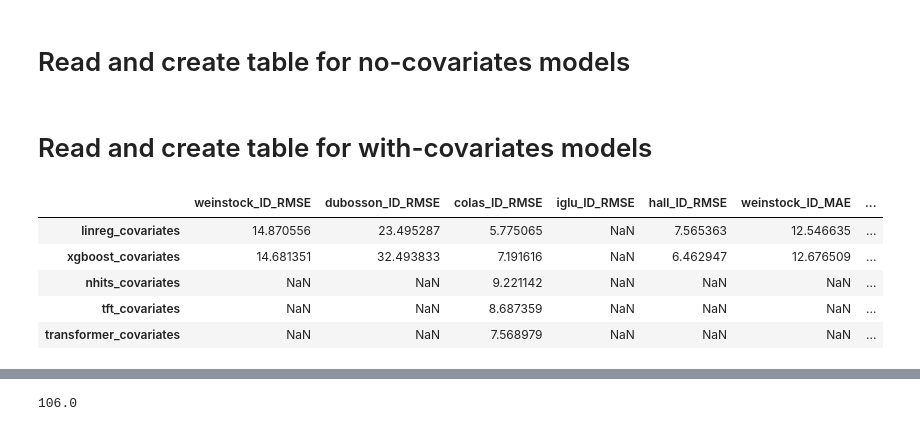
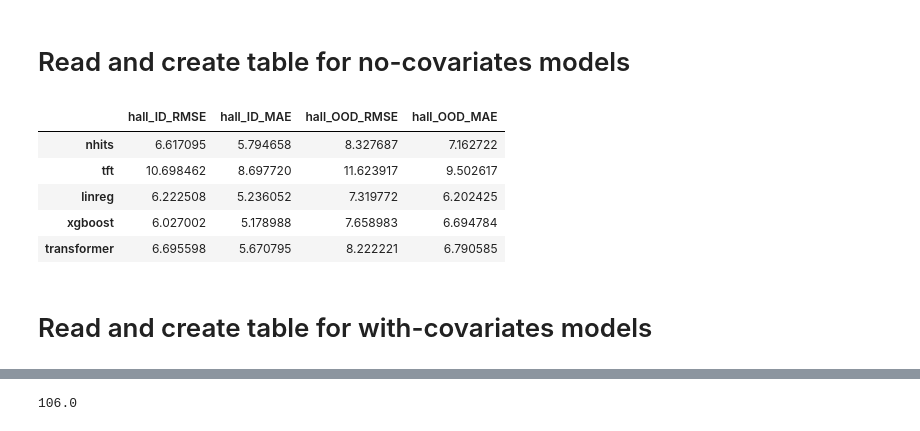
Before and after one commit to IrinaStatsLab/GlucoBench, a Jupyter notebook: output/summarize.ipynb, the cells around one changed output, grey strips where cells are left out. Saved outputs shown, nothing was run; the diff lists cells and outputs as text; code cells hidden in the pictures.

```diff
--- a/output/summarize.ipynb
+++ b/output/summarize.ipynb
@@ -59,6 +59,17 @@ for model in models:
                     results[dataset + '_OOD_RMSE'][model] = np.sqrt(float(line[0]))
                     results[dataset + '_OOD_MAE'][model] = float(line[1])
 results = pd.DataFrame(results)
+# %%
+# select all columns with Hall data
+results_hall = results[[c for c in results.columns if 'hall' in c]]
+results_hall
+# %% [output]
+|  | hall_ID_RMSE | hall_ID_MAE | hall_OOD_RMSE | hall_OOD_MAE |
+| nhits | 6.617095 | 5.794658 | 8.327687 | 7.162722 |
+| tft | 10.698462 | 8.697720 | 11.623917 | 9.502617 |
+| linreg | 6.222508 | 5.236052 | 7.319772 | 6.202425 |
+| xgboost | 6.027002 | 5.178988 | 7.658983 | 6.694784 |
+| transformer | 6.695598 | 5.670795 | 8.222221 | 6.790585 |
 # %% [markdown]
 # Read and create table for with-covariates models
 # %%
@@ -111,12 +122,3 @@ for model in models:
                     results[dataset + '_OOD_RMSE'][model] = np.sqrt(float(line[0]))
                     results[dataset + '_OOD_MAE'][model] = float(line[1])
 results = pd.DataFrame(results)
-# %%
-results
-# %% [output]
-|  | weinstock_ID_RMSE | dubosson_ID_RMSE | colas_ID_RMSE | iglu_ID_RMSE | hall_ID_RMSE | weinstock_ID_MAE | ... |
-| linreg_covariates | 14.870556 | 23.495287 | 5.775065 | NaN | 7.565363 | 12.546635 | ... |
-| xgboost_covariates | 14.681351 | 32.493833 | 7.191616 | NaN | 6.462947 | 12.676509 | ... |
-| nhits_covariates | NaN | NaN | 9.221142 | NaN | NaN | NaN | ... |
-| tft_covariates | NaN | NaN | 8.687359 | NaN | NaN | NaN | ... |
-| transformer_covariates | NaN | NaN | 7.568979 | NaN | NaN | NaN | ... |
```
Also changed, not shown: parts of 1 cell of this notebook, 1 other file.
